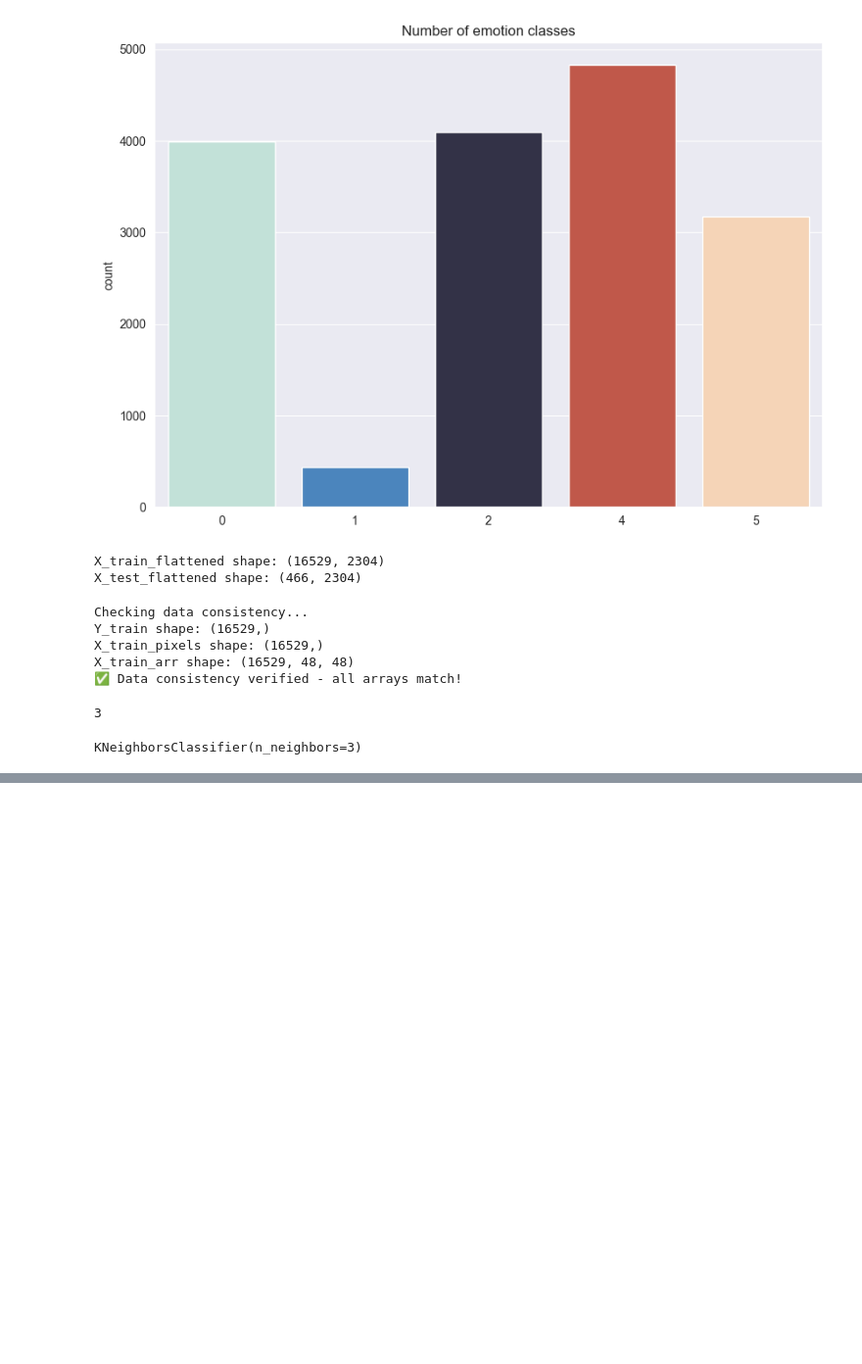
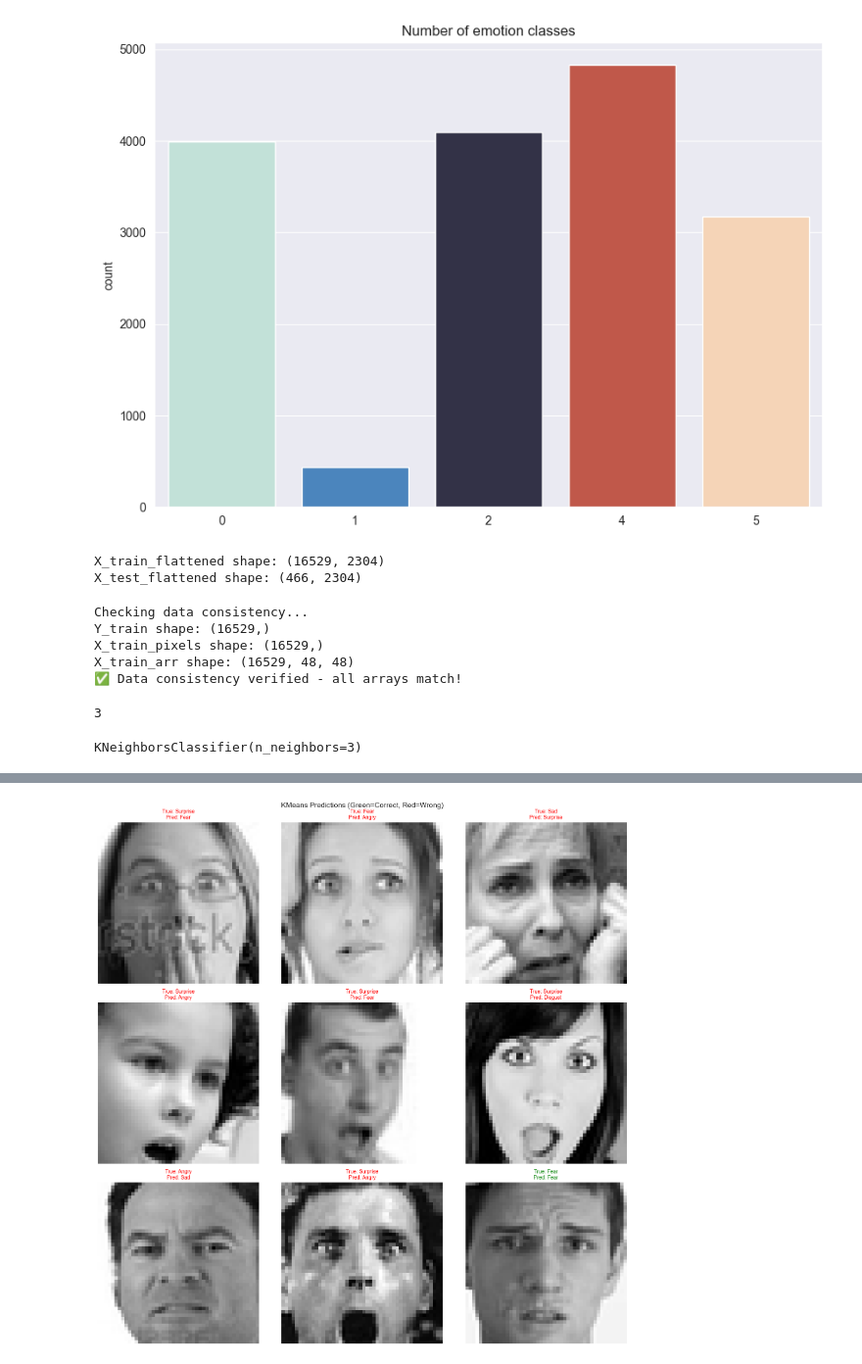
Before and after one commit to Adhamzineldin/Machine_learning_Project, a Jupyter notebook: image/imageModel.ipynb, the cells around one changed output, grey strips where cells are left out. Shown: that part at 98% size. Saved outputs shown, nothing was run; the diff lists cells and outputs as text; code cells hidden in the pictures; blank space fills up the shorter version.

```diff
--- a/image/imageModel.ipynb
+++ b/image/imageModel.ipynb
@@ -832,15 +886,22 @@ plt.show()
 # %%
 # Visualize KMeans predictions with emotion names
+# Use dynamic emotion_labels mapping based on actual classes
+full_emotion_labels = {0: 'Angry', 1: 'Disgust', 2: 'Fear', 3: 'Happy', 4: 'Sad', 5: 'Surprise', 6: 'Neutral'}
+unique_classes = sorted(np.unique(Y_train))
+emotion_labels = {cls: full_emotion_labels[cls] for cls in unique_classes}
+
 plt.figure(figsize=(15, 15))
 for i in range(9):
     plt.subplot(3, 3, i + 1)
     img = X_test_unflattened[i] if i < len(X_test_unflattened) else X_test_flattened[i].reshape(48, 48)
     plt.imshow(img, cmap='gray')
     true_label = emotion_labels.get(int(Y_test[i]), f'Class {Y_test[i]}')
     pred_label = emotion_labels.get(int(kmeans_pred[i]), f'Class {kmeans_pred[i]}')
     color = 'green' if Y_test[i] == kmeans_pred[i] else 'red'
     plt.title(f"True: {true_label}\nPred: {pred_label}", color=color, fontsize=10)
     plt.axis('off')
 plt.suptitle('KMeans Predictions (Green=Correct, Red=Wrong)', fontsize=14)
 plt.tight_layout()
 plt.show()
+# %% [output]
+[figure, added]
```
Also changed, not shown: parts of 14 cells of this notebook.
